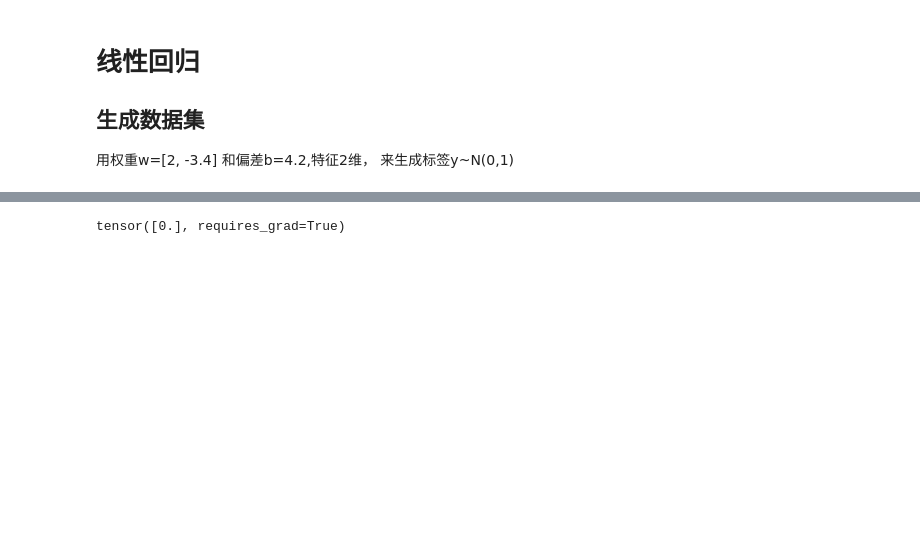
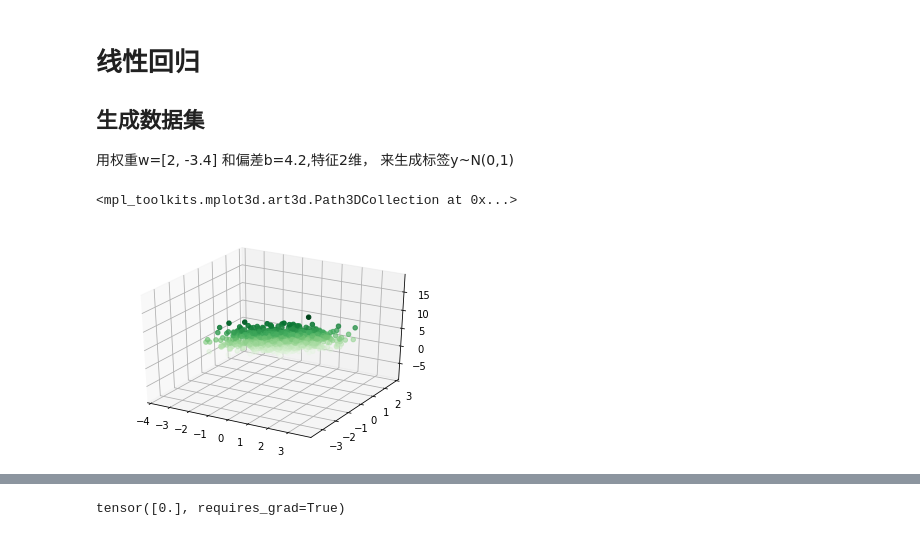
Before and after one commit to kingreatwill/penter, a Jupyter notebook: pytorch1.x/modules/linear/01_LinearRegression_1.ipynb, the cells around one changed output, grey strips where cells are left out. Cells and saved outputs as stored; diff of their text form; code cells hidden in the pictures; blank space fills up the shorter version.

```diff
--- a/pytorch1.x/modules/linear/01_LinearRegression_1.ipynb
+++ b/pytorch1.x/modules/linear/01_LinearRegression_1.ipynb
@@ -7,6 +7,10 @@ import random
 
 import numpy as np
 import torch
+import os
+os.environ['KMP_DUPLICATE_LIB_OK'] = 'TRUE' # plt绘图报错（不显示图的问题）
+plt.rcParams['font.sans-serif']=['SimHei'] #用来正常显示中文标签
+plt.rcParams['axes.unicode_minus']=False #用来正常显示负号
 # %% [markdown]
 # 线性回归
 
@@ -33,9 +37,12 @@ labels_noise = torch.tensor(torch.normal(0, 0.01, size=labels_without_noise.size
 
 labels_with_noise = labels_without_noise+labels_noise
 # %%
-# ax = plt.axes(projection='3d')
-# # 三维散点的数据
-# ax.scatter3D(features[:,0], features[:,1], labels_with_noise, c=labels_with_noise, cmap='Greens')
+ax = plt.axes(projection='3d')
+# 三维散点的数据
+ax.scatter3D(features[:,0], features[:,1], labels_with_noise, c=labels_with_noise, cmap='Greens')
+# %% [output]
+<mpl_toolkits.mplot3d.art3d.Path3DCollection at 0x...>
+[figure, added]
 # %%
 # 它每次返回batch_size（批量大小）个随机样本的特征和标签。
 def data_iter(batch_size, features, labels):
```
Also changed, not shown: parts of 3 cells of this notebook, 3 other files.
